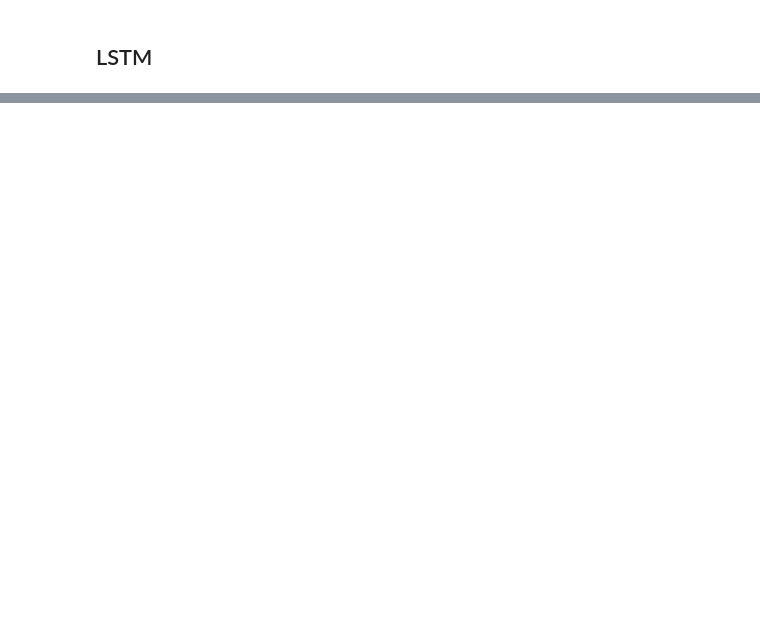
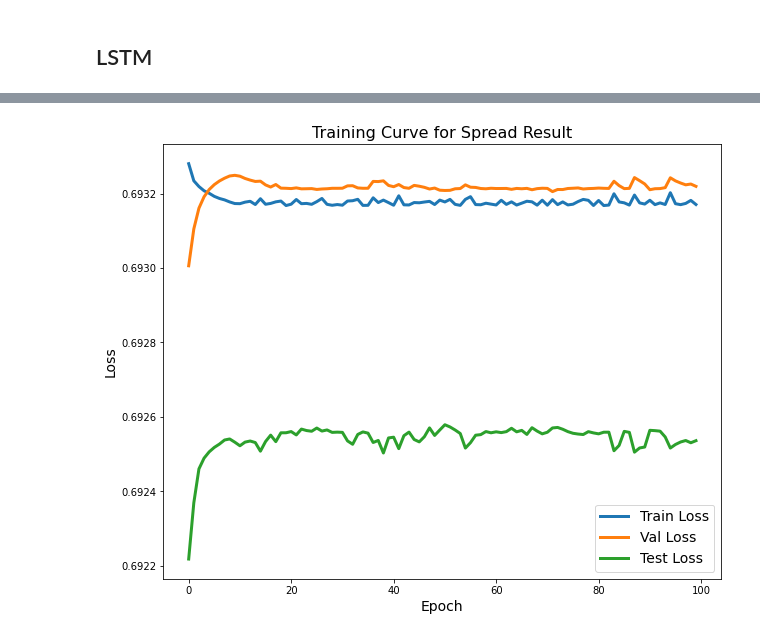
Before and after one commit to CoopLo/nfl_betting, a Jupyter notebook: NFL_betting_strategy.ipynb, the cells around one changed output, grey strips where cells are left out. Cells and saved outputs as stored; diff of their text form; code cells hidden in the pictures; blank space fills up the shorter version.

```diff
--- a/NFL_betting_strategy.ipynb
+++ b/NFL_betting_strategy.ipynb
@@ -392,7 +392,7 @@ def get_lstm_data(target):
     if('SPREAD' in target):
         df = df.dropna(subset=[target])
         df = df[df['SPREAD_RESULT'] != 2]
-        outcome = None if(task == 'classification') else ['SPREAD', 'SPREAD_RESULT']
+        outcome = None if(task == 'classification') else ['SPREAD', 'SPREAD_ESULT']
 
     return df, target.upper(), outcome, task
 # %%
@@ -773,0 +916,12 @@ elif(task == 'regression'):
+# %%
+fig, ax = plt.subplots(figsize=(10,8))
+ax.plot(trainloss, label="Train Loss", lw=3)
+ax.plot(valloss, label="Val Loss", lw=3)
+ax.plot(testloss, label="Test Loss", lw=3)
+ax.legend(loc='best', fontsize=14)
+ax.set_title("Training Curve for Spread Result", fontsize=16)
+ax.set_xlabel("Epoch", fontsize=14)
+ax.set_ylabel("Loss", fontsize=14)
+plt.show()
+# %% [output]
+[figure, added]
```
Also changed, not shown: parts of 8 cells of this notebook.
